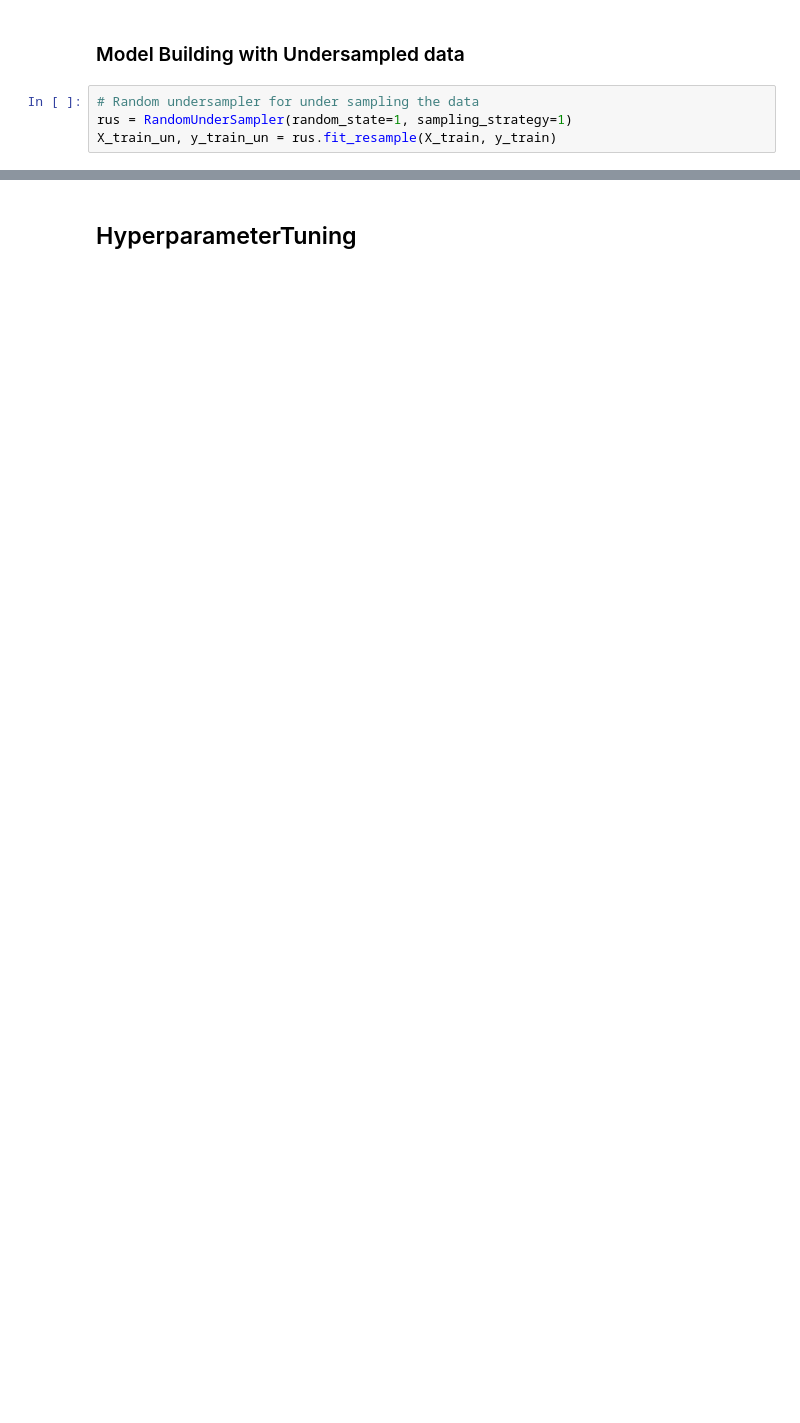
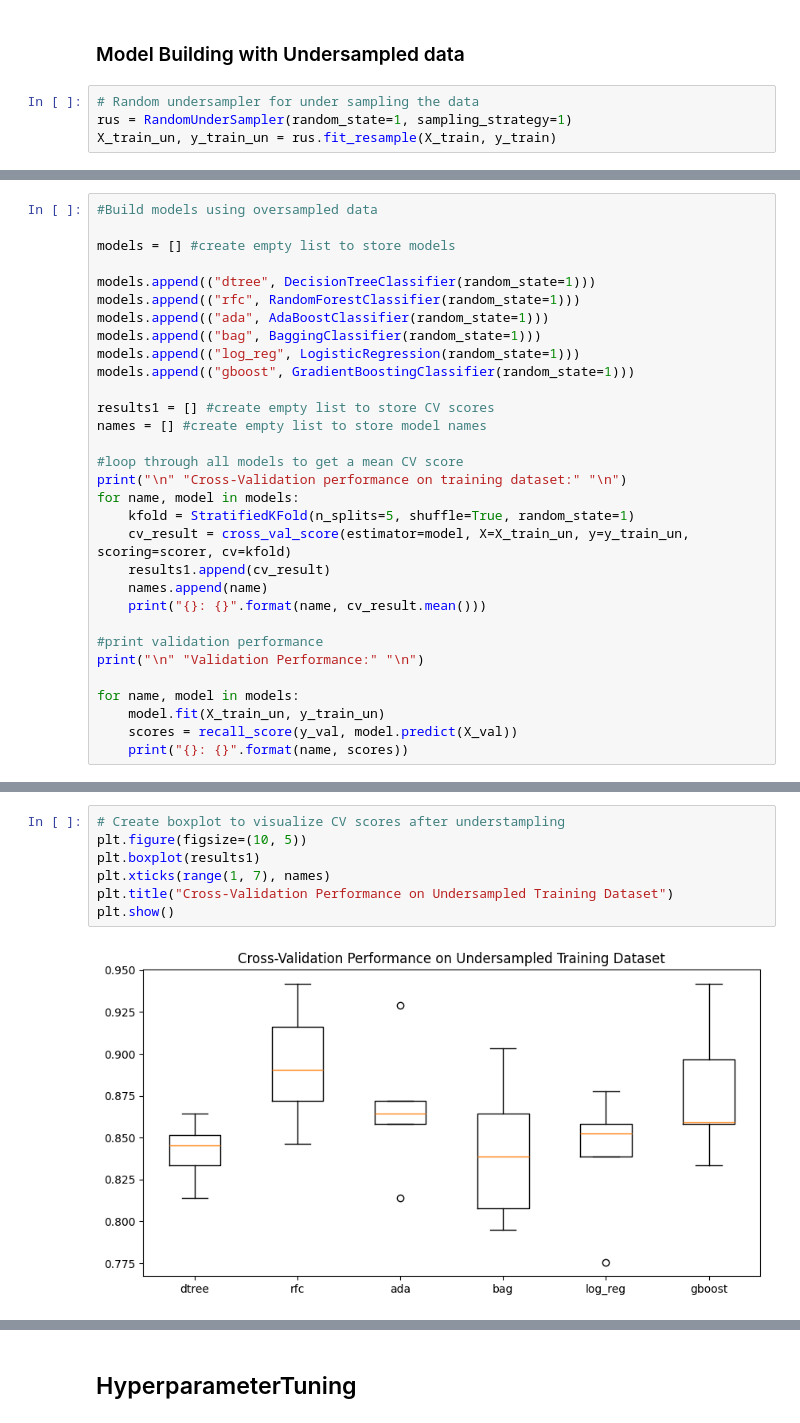
Before and after one commit to NoahMorgenstein/Model-Tuning-Pipelines, a Jupyter notebook: Noah_Morgenstein_Renewind.ipynb, the cells around one changed output, grey strips where cells are left out. Cells and saved outputs as stored; diff of their text form; blank space fills up the shorter version.

```diff
--- a/Noah_Morgenstein_Renewind.ipynb
+++ b/Noah_Morgenstein_Renewind.ipynb
@@ -568,0 +626,31 @@ X_train_un, y_train_un = rus.fit_resample(X_train, y_train)
+# %%
+#Build models using oversampled data
+
+models = [] #create empty list to store models
+
+models.append(("dtree", DecisionTreeClassifier(random_state=1)))
+models.append(("rfc", RandomForestClassifier(random_state=1)))
+models.append(("ada", AdaBoostClassifier(random_state=1)))
+models.append(("bag", BaggingClassifier(random_state=1)))
+models.append(("log_reg", LogisticRegression(random_state=1)))
+models.append(("gboost", GradientBoostingClassifier(random_state=1)))
+
+results1 = [] #create empty list to store CV scores
+names = [] #create empty list to store model names
+
+#loop through all models to get a mean CV score
+print("\n" "Cross-Validation performance on training dataset:" "\n")
+for name, model in models:
+    kfold = StratifiedKFold(n_splits=5, shuffle=True, random_state=1)
+    cv_result = cross_val_score(estimator=model, X=X_train_un, y=y_train_un, scoring=scorer, cv=kfold)
+    results1.append(cv_result)
+    names.append(name)
+    print("{}: {}".format(name, cv_result.mean()))
+
+#print validation performance
+print("\n" "Validation Performance:" "\n")
+
+for name, model in models:
+    model.fit(X_train_un, y_train_un)
+    scores = recall_score(y_val, model.predict(X_val))
+    print("{}: {}".format(name, scores))
@@ -568,0 +675,9 @@ X_train_un, y_train_un = rus.fit_resample(X_train, y_train)
+# %%
+# Create boxplot to visualize CV scores after understampling
+plt.figure(figsize=(10, 5))
+plt.boxplot(results1)
+plt.xticks(range(1, 7), names)
+plt.title("Cross-Validation Performance on Undersampled Training Dataset")
+plt.show()
+# %% [output]
+[figure, added]
```
Also changed, not shown: parts of 39 cells of this notebook.
